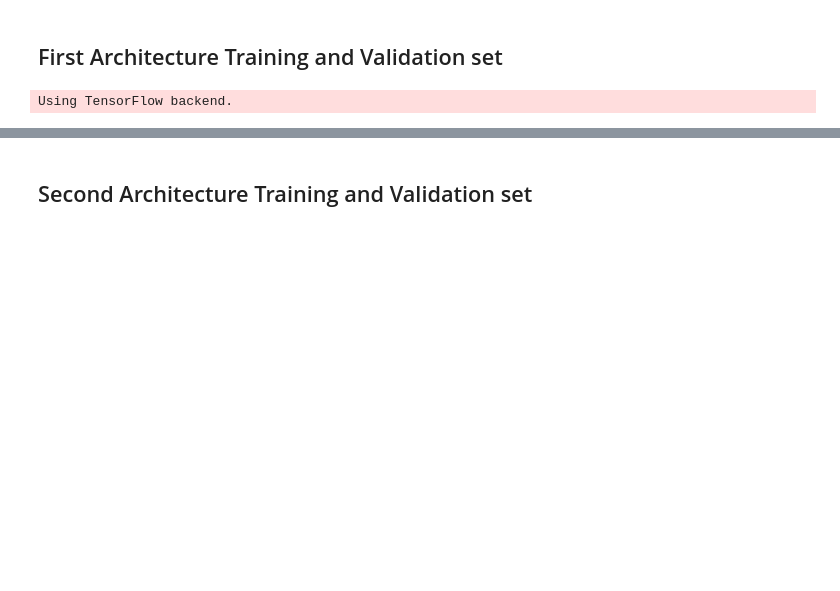
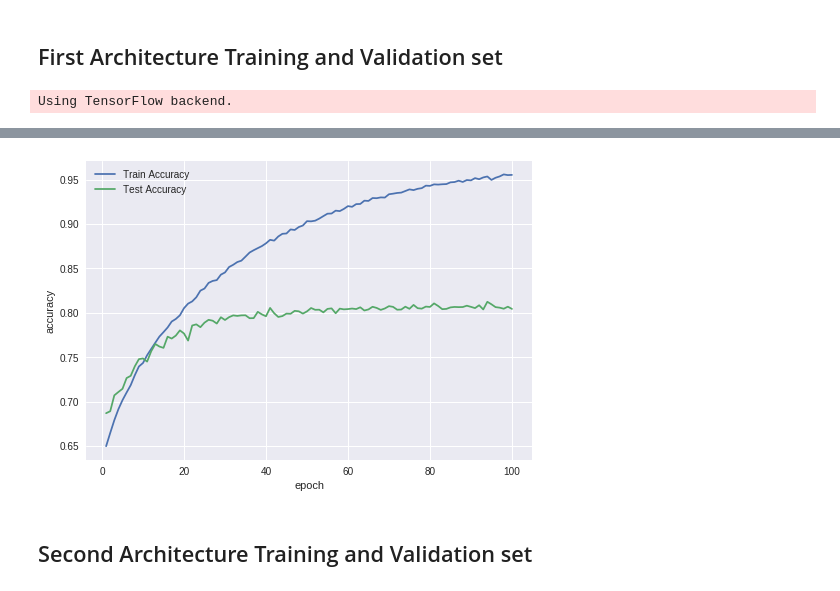
Before and after one commit to vrishi220/MachineLearning, a Jupyter notebook: MLhw2.ipynb, the cells around one changed output, grey strips where cells are left out. Cells and saved outputs as stored; diff of their text form; code cells hidden in the pictures; blank space fills up the shorter version.

```diff
--- a/MLhw2.ipynb
+++ b/MLhw2.ipynb
@@ -70,9 +68,6 @@ def getValOrTra(x,y):return np.array(x[4*10000:(4+1)*10000]), np.array(y[4*10000
 # %% [output]
 Using TensorFlow backend.
 # %%
-batch_size = 32
-num_classes = 10
-epochs = 100
 (x_train, y_train), (x_test, y_test) = cifar10.load_data()
 
 val_loss, val_acc  = [],[]
@@ -81,68 +76,22 @@ y_train, y_test = list(keras.utils.to_categorical(y_train, num_classes)), keras.
 x_val, y_val, x_tra, y_tra = getValOrTra(x_train, y_train)
 
 model = Sequential()
-model.add(Conv2D(32, kernel_size=(3, 3), activation='relu', input_shape=(32, 32, 3))); model.add(Conv2D(64, kernel_size=(3, 3), activation='relu')); model.add(MaxPooling2D(pool_size=(2, 2))); model.add(Dropout(0.25))
-model.add(Conv2D(128, kernel_size=(3, 3), activation='relu')); model.add(MaxPooling2D(pool_size=(2, 2))); model.add(Conv2D(128, kernel_size=(3, 3), activation='relu')); model.add(MaxPooling2D(pool_size=(2, 2))); model.add(Dropout(0.25))
-model.add(Flatten()); model.add(Dense(1024, activation='relu')); model.add(Dropout(0.5)); model.add(Dense(10, activation='softmax'))
+model.add(Conv2D(32, kernel_size=(3, 3), activation='relu', input_shape=(32, 32, 3)))
+model.add(Conv2D(64, kernel_size=(3, 3), activation='relu'))
+model.add(MaxPooling2D(pool_size=(2, 2)))
+model.add(Dropout(0.25))
+model.add(Conv2D(128, kernel_size=(3, 3), activation='relu'))
+model.add(MaxPooling2D(pool_size=(2, 2)))
+model.add(Conv2D(128, kernel_size=(3, 3), activation='relu'))
+model.add(MaxPooling2D(pool_size=(2, 2)))
+model.add(Dropout(0.25))
+model.add(Flatten())
+model.add(Dense(1024, activation='relu'))
+model.add(Dropout(0.5))
+model.add(Dense(10, activation='softmax'))
 model.compile(loss=keras.losses.categorical_crossentropy,optimizer=Adam(lr=0.0001,decay=1e-6),metrics=['accuracy'])
 
-# datagen = ImageDataGenerator(
-#         featurewise_center=False,  # set input mean to 0 over the dataset
-#         samplewise_center=False,  # set each sample mean to 0
-#         featurewise_std_normalization=False,  # divide inputs by std of the dataset
-#         samplewise_std_normalization=False,  # divide each input by its std
-#         zca_whitening=False,  # apply ZCA whitening
-#         zca_epsilon=1e-06,  # epsilon for ZCA whitening
-#         rotation_range=0,  # randomly rotate images in the range (degrees, 0 to 180)
-#         # randomly shift images horizontally (fraction of total width)
-#         width_shift_range=0.1,
-#         # randomly shift images vertically (fraction of total height)
-#         height_shift_range=0.1,
-#         shear_range=0.,  # set range for random shear
-#         zoom_range=0.,  # set range for random zoom
-#         channel_shift_range=0.,  # set range for random channel shifts
-#         # set mode for filling points outside the input boundaries
-#         fill_mode='nearest',
-#         cval=0.,  # value used for fill_mode = "constant"
-#         horizontal_flip=True,  # randomly flip images
-#         vertical_flip=False,  # randomly flip images
-#         # set rescaling factor (applied before any other transformation)
-#         rescale=None,
-#         # set function that will be applied on each input
-#         preprocessing_function=None,
-#         # image data format, either "channels_first" or "channels_last"
-#         data_format=None,
-#         # fraction of images reserved for validation (strictly between 0 and 1)
-#         validation_split=0.0)
-
-# datagen.fit(x_tra)
-
-# for _ in range(10):
-# #     batches = 0
-#     for x_batch, y_batch in datagen.flow(x_tra, y_tra, batch_size=40000):
-#         model.fit(x_batch, y_batch)
-# #         batches += 1
-# #         if batches >= 1:
-# #             # we need to break the loop by hand because
-# #             # the generator loops indefinitely
-#         break
-
-# History = model.fit(x_tra, y_tra, batch_size=batch_size,epochs=epochs,verbose=1,validation_data=(x_val, y_val))
-# score = model.evaluate(x_val, y_val, verbose=0)
-# print('Test loss:', score[0])
-# print('Test accuracy:', score[1])
-# print(score)
-# print(History.history)
-
-# plotaccuracy = plt.plot(range(1,epochs+1),History.history['acc'],range(1,epochs+1),History.history['val_acc'])
-# plt.xlabel('epoch')
-# plt.ylabel('accuracy')
-# plt.legend(('Train Accuracy','Test Accuracy'))
-# plt.show(plotaccuracy)
-
-getDG(x_tra, y_tra,x_val, y_val)
-
-print('validation loss:',History.history['val_loss'][-1])
-print('validation accuracy:',History.history['val_acc'][-1])
+h = getDG(x_tra, y_tra,x_val, y_val)
+print('Validation Loss: {}\nValidation Accuracy: {}'.format(h['val_loss'][-1],h['val_acc'][-1]))
 # %% [output]
 Downloading data from https://www.cs.toronto.edu/~kriz/cifar-10-python.tar.gz
@@ -165,3 +114,4 @@ Epoch 66/100
+[figure, added]
 # %% [markdown]
 ## Second Architecture Training and Validation set
 # %%
```
Also changed, not shown: parts of 7 cells of this notebook.
